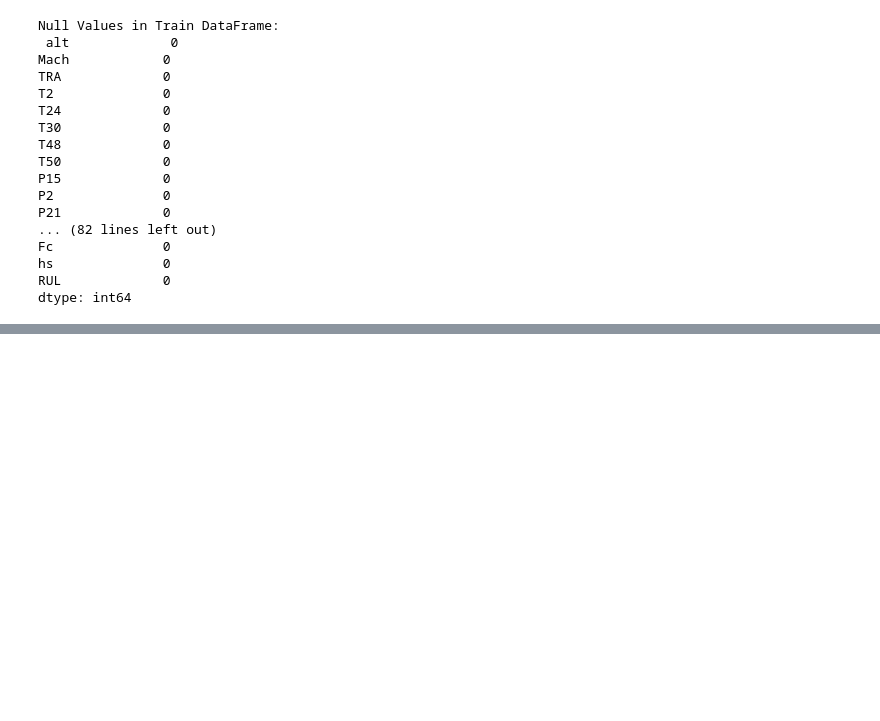
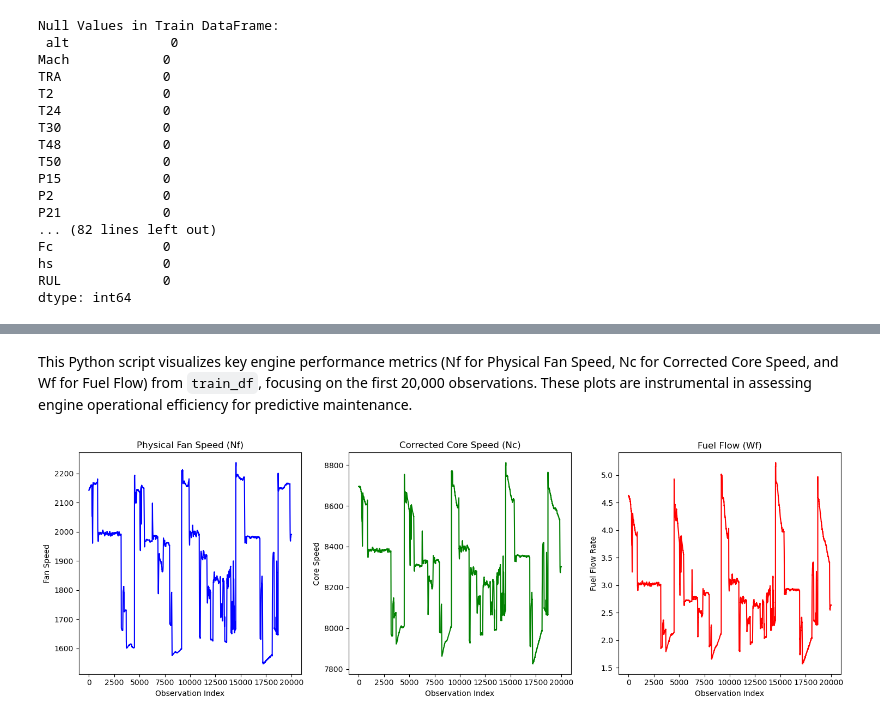
Before and after one commit to Iraj-Ahangari/Turbofan-RUL-Prediction, a Jupyter notebook: notebooks/Preprocessing.ipynb, the cells around one changed output, grey strips where cells are left out. Saved outputs shown, nothing was run; the diff lists cells and outputs as text; code cells hidden in the pictures; blank space fills up the shorter version.

```diff
--- a/notebooks/Preprocessing.ipynb
+++ b/notebooks/Preprocessing.ipynb
@@ -163,0 +350,33 @@ print(df.describe())
+# %% [markdown]
+This Python script visualizes key engine performance metrics (Nf for Physical Fan Speed, Nc for Corrected Core Speed, and Wf for Fuel Flow) from `train_df`, focusing on the first 20,000 observations. These plots are instrumental in assessing engine operational efficiency for predictive maintenance.
+# %%
+# Sample code to plot physical and corrected fan and core speeds, and fuel flow from train_df
+# This code assumes train_df is already defined and contains the columns Nf, Nc, and Wf
+
+plt.figure(figsize=(15, 5))
+
+# Plot for Physical Fan Speed (Nf)
+plt.subplot(1, 3, 1)
+plt.plot(train_df['Nf'][:20000], label='Nf', color='blue')
+plt.title('Physical Fan Speed (Nf)')
+plt.xlabel('Observation Index')
+plt.ylabel('Fan Speed')
+
+# Plot for Corrected Core Speed (Nc)
+plt.subplot(1, 3, 2)
+plt.plot(train_df['Nc'][:20000], label='Nc', color='green')
+plt.title('Corrected Core Speed (Nc)')
+plt.xlabel('Observation Index')
+plt.ylabel('Core Speed')
+
+# Plot for Fuel Flow (Wf)
+plt.subplot(1, 3, 3)
+plt.plot(train_df['Wf'][:20000], label='Wf', color='red')
+plt.title('Fuel Flow (Wf)')
+plt.xlabel('Observation Index')
+plt.ylabel('Fuel Flow Rate')
+
+plt.tight_layout()
+plt.show()
+# %% [output]
+[figure, added]
```
Also changed, not shown: parts of 21 cells of this notebook.
